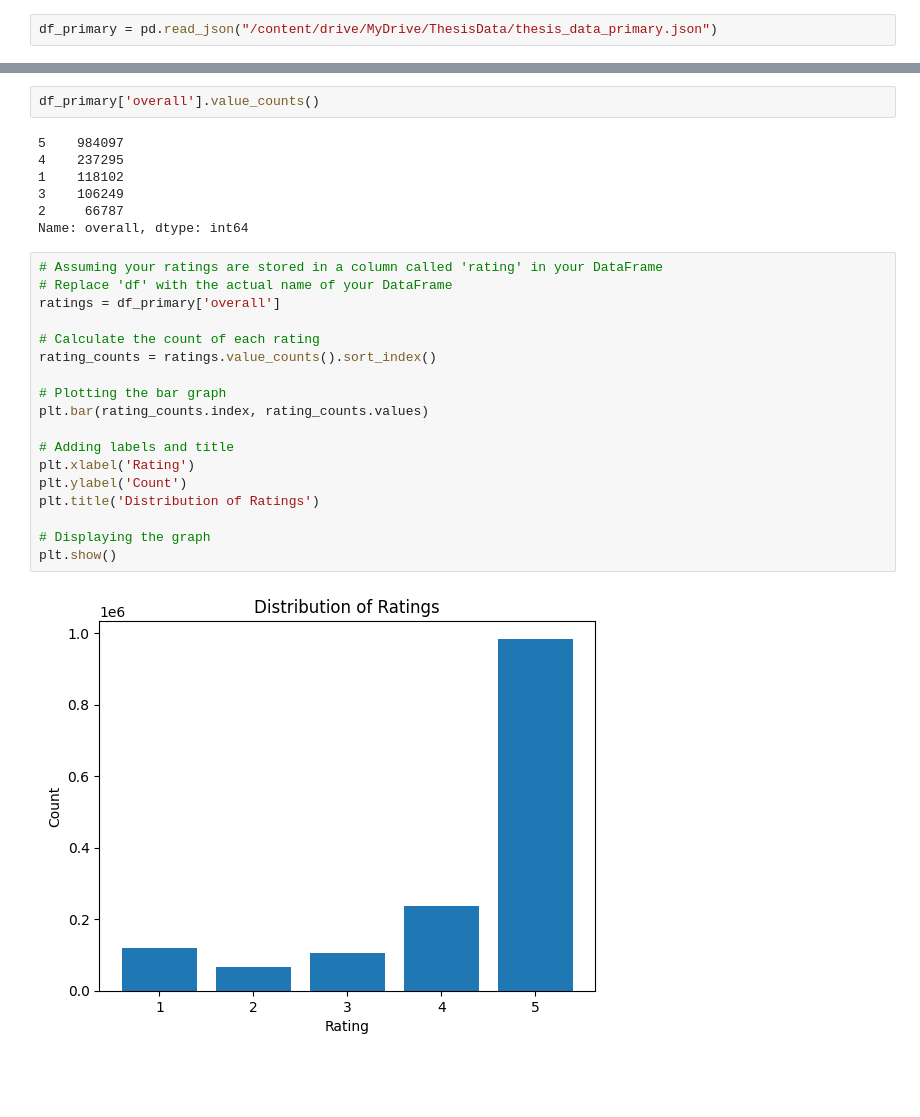
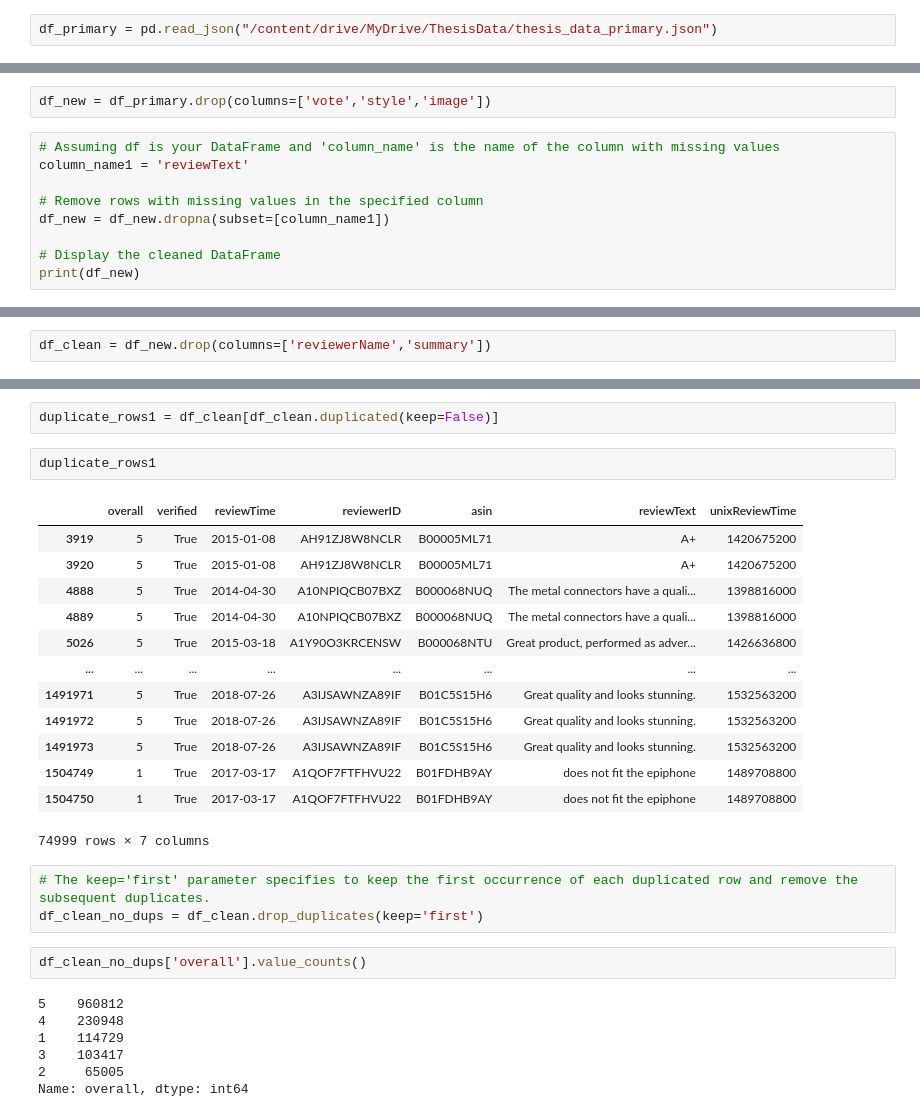
Before and after one commit to Himanshu-Dharma/master-thesis-feature-extraction-and-sentiment-analysis-using-deep-learning, a Jupyter notebook: Thesis_Code.ipynb, the cells around one changed output, grey strips where cells are left out. Saved outputs shown, nothing was run; the diff lists cells and outputs as text; blank space fills up the shorter version.

```diff
--- a/Thesis_Code.ipynb
+++ b/Thesis_Code.ipynb
@@ -41,0 +202,11 @@ df.head(5)
+# %%
+df_new = df_primary.drop(columns=['vote','style','image'])
+# %%
+# Assuming df is your DataFrame and 'column_name' is the name of the column with missing values
+column_name1 = 'reviewText'
+
+# Remove rows with missing values in the specified column
+df_new = df_new.dropna(subset=[column_name1])
+
+# Display the cleaned DataFrame
+print(df_new)
@@ -41,0 +239,2 @@ df.head(5)
+# %%
+df_clean = df_new.drop(columns=['reviewerName','summary'])
@@ -42,29 +259,30 @@ df.head(5)
+# %%
+duplicate_rows1 = df_clean[df_clean.duplicated(keep=False)]
+# %%
+duplicate_rows1
+# %% [output]
+|  | overall | verified | reviewTime | reviewerID | asin | reviewText | unixReviewTime |
+| 3919 | 5 | True | 2015-01-08 | AH91ZJ8W8NCLR | B00005ML71 | A+ | 1420675200 |
+| 3920 | 5 | True | 2015-01-08 | AH91ZJ8W8NCLR | B00005ML71 | A+ | 1420675200 |
+| 4888 | 5 | True | 2014-04-30 | A10NPIQCB07BXZ | B000068NUQ | The metal connectors have a quali... | 1398816000 |
+| 4889 | 5 | True | 2014-04-30 | A10NPIQCB07BXZ | B000068NUQ | The metal connectors have a quali... | 1398816000 |
+| 5026 | 5 | True | 2015-03-18 | A1Y90O3KRCENSW | B000068NTU | Great product, performed as adver... | 1426636800 |
+| ... | ... | ... | ... | ... | ... | ... | ... |
+| 1491971 | 5 | True | 2018-07-26 | A3IJSAWNZA89IF | B01C5S15H6 | Great quality and looks stunning. | 1532563200 |
+| 1491972 | 5 | True | 2018-07-26 | A3IJSAWNZA89IF | B01C5S15H6 | Great quality and looks stunning. | 1532563200 |
+| 1491973 | 5 | True | 2018-07-26 | A3IJSAWNZA89IF | B01C5S15H6 | Great quality and looks stunning. | 1532563200 |
+| 1504749 | 1 | True | 2017-03-17 | A1QOF7FTFHVU22 | B01FDHB9AY | does not fit the epiphone | 1489708800 |
+| 1504750 | 1 | True | 2017-03-17 | A1QOF7FTFHVU22 | B01FDHB9AY | does not fit the epiphone | 1489708800 |
+74999 rows × 7 columns
+# %%
+# The keep='first' parameter specifies to keep the first occurrence of each duplicated row and remove the subsequent duplicates.
+df_clean_no_dups = df_clean.drop_duplicates(keep='first')
 # %%
-df_primary['overall'].value_counts()
+df_clean_no_dups['overall'].value_counts()
 # %% [output]
-5    984097
-4    237295
-1    118102
-3    106249
-2     66787
+5    960812
+4    230948
+1    114729
+3    103417
+2     65005
 Name: overall, dtype: int64
-# %%
-# Assuming your ratings are stored in a column called 'rating' in your DataFrame
-# Replace 'df' with the actual name of your DataFrame
-ratings = df_primary['overall']
-
-# Calculate the count of each rating
-rating_counts = ratings.value_counts().sort_index()
-
-# Plotting the bar graph
-plt.bar(rating_counts.index, rating_counts.values)
-
-# Adding labels and title
-plt.xlabel('Rating')
-plt.ylabel('Count')
-plt.title('Distribution of Ratings')
-
-# Displaying the graph
-plt.show()
-# %% [output]
-[figure, removed]
```
Also changed, not shown: parts of 63 cells of this notebook.
